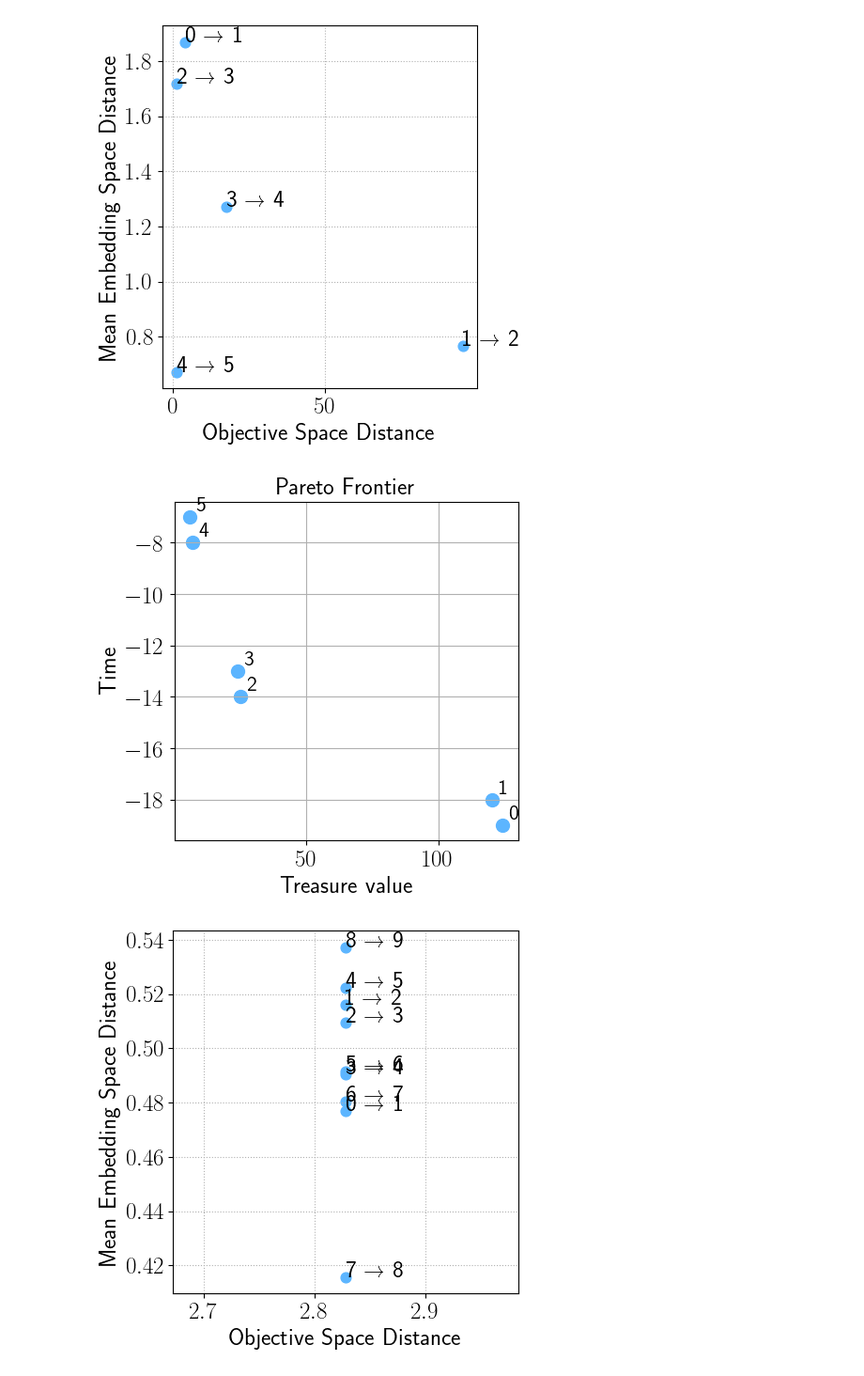
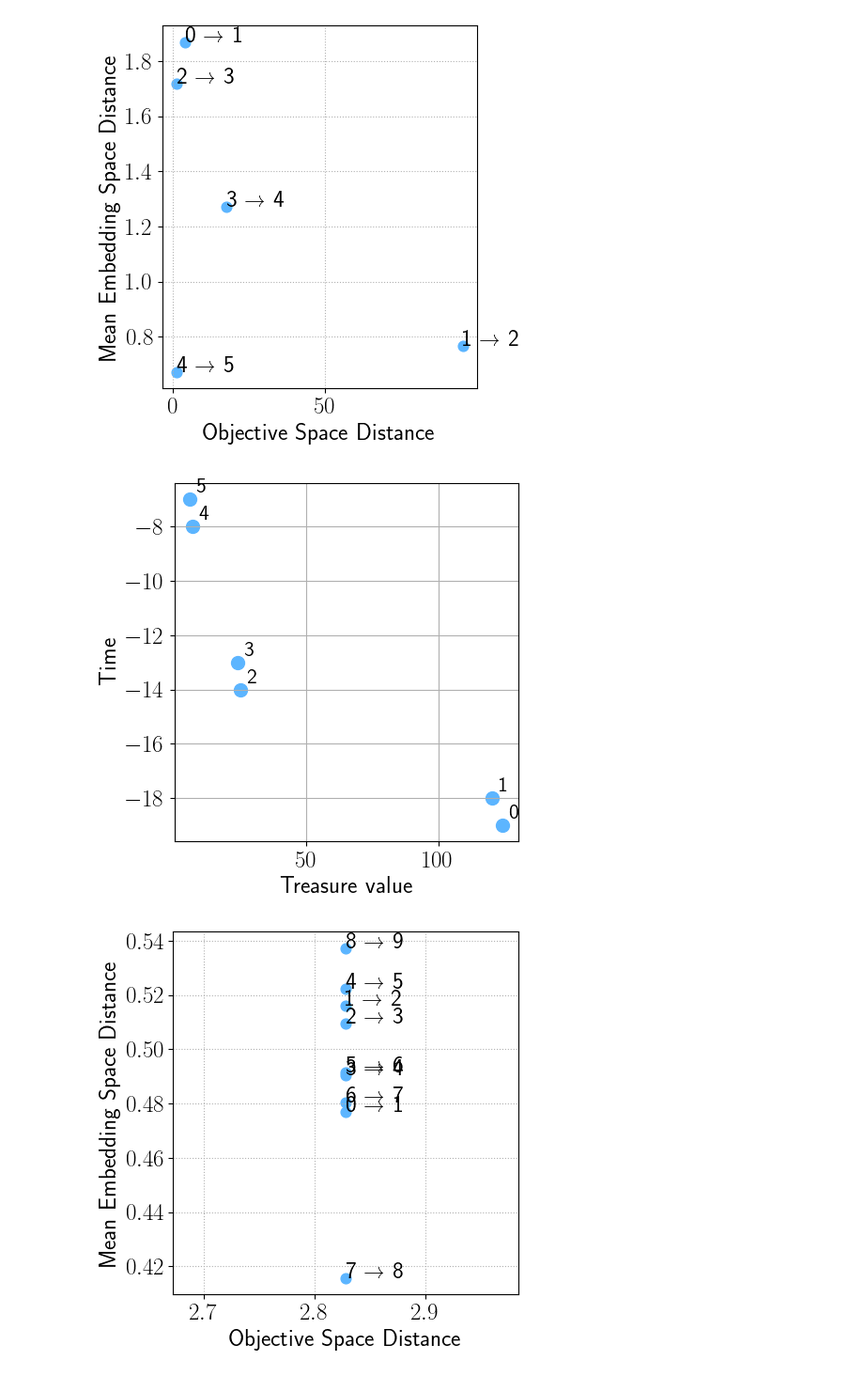
Before and after one commit to ffelten/Behavior-vs-Objective-Space, a Jupyter notebook: morl_behavior_objective/analysis/analysis_dst.ipynb, the cells around one changed output. Shown at 94% size. Cells and saved outputs as stored; diff of their text form; code cells hidden in the pictures.

```diff
--- a/morl_behavior_objective/analysis/analysis_dst.ipynb
+++ b/morl_behavior_objective/analysis/analysis_dst.ipynb
@@ -38,12 +45,14 @@ datasets = {
     "left_right": {
         "name": "left_right_dst",
         "num_files": 6,
-        "embedding_path": f"../../trajectories/left_right_dst/embeddings/mean_be_DSTLR_e100_seed{seed}.json"
+        "embedding_path": f"../../trajectories/left_right_dst/final_embeddings/mean_be_DSTLR_e100_seed{seed}.json",
+        "baselie_path": f"../../trajectories/left_right_dst/final_embeddings/mean_basic_DSTLR_e100_seed{seed}.json"
     },
     "smooth": {
         "name": "smooth",
         "num_files": 10,
-        "embedding_path": f"../../trajectories/smooth/embeddings/mean_be_DSTS_e100_seed{seed}.json"
+        "embedding_path": f"../../trajectories/smooth/final_embeddings/mean_be_DSTS_e100_seed{seed}.json",
+        "baseline_path": f"../../trajectories/smooth/final_embeddings/mean_basic_DSTS_e100_seed{seed}.json"
     },
     "louvre": {
         "name": "louvre_dst",
@@ -70,7 +79,9 @@ all_gt_emb_louvre, all_returns_louvre = load_ground_truth_data(
 
 # Load transformer embeddings
 all_t_emb_lr, _ = load_transformer_embeddings(datasets["left_right"]["embedding_path"])
+all_t_emb_lr_baseline, _ = load_transformer_embeddings(datasets["left_right"]["baselie_path"])
 all_t_emb_smooth, _ = load_transformer_embeddings(datasets["smooth"]["embedding_path"])
+all_t_emb_smooth_baseline, _ = load_transformer_embeddings(datasets["smooth"]["baseline_path"])
 all_t_emb_louvre, _ = load_transformer_embeddings(datasets["louvre"]["embedding_path"])
 
 # Print summary
@@ -78,6 +89,7 @@ print("Ground truth data loaded successfully:")
 print(f" Ground truth embeddings Left right:  all_gt_emb shape: {all_gt_emb.shape}")
 print(f" Ground truth returns Left right:  all_returns_lr shape: {all_returns_lr.shape}")
 print(f" Ground truth embeddings Smooth:  all_gt_emb_smooth shape: {all_gt_emb_smooth.shape}")
+
 print(f" Ground truth returns Smooth:  all_returns_smooth shape: {all_returns_smooth.shape}")
 print(f" Ground truth embeddings Louvre:  all_gt_emb_louvre shape: {all_gt_emb_louvre.shape}")
 print(f" Ground truth returns Louvre:  all_returns_louvre shape: {all_returns_louvre.shape}")
@@ -85,6 +97,9 @@ print("\nTransformer embeddings loaded successfully:")
 print(f" Transformer embeddings Left right 3D:  all_t_emb_3D shape: {all_t_emb_lr.shape}")
 print(f" Transformer embeddings Smooth new:  all_t_emb_smooth_new shape: {all_t_emb_smooth.shape}")
 print(f" Transformer embeddings Louvre:  all_t_emb_louvre shape: {all_t_emb_louvre.shape}")
+print("\nBaseline embeddings loaded successfully:")
+print(f" Baseline embeddings Left right 3D:  all_t_emb_lr_baseline shape: {all_t_emb_lr_baseline.shape}")
+print(f" Baseline embeddings Smooth new:  all_t_emb_smooth_baseline shape: {all_t_emb_smooth_baseline.shape}")
 # %% [output]
 Ground truth data loaded successfully:
  Ground truth embeddings Left right:  all_gt_emb shape: (6, 2)
@@ -683,23 +823,23 @@ plt.show()
 # %%
 plt.figure(figsize=(5, 5))
 plt.scatter(sorted_pf_lr_gt[:,0], sorted_pf_lr_gt[:,1], c=colors[0], marker="o", s=100)
-plt.title("Pareto Frontier")
+#plt.title("Pareto Frontier")
 plt.xlabel("Treasure value")
 plt.grid(True)
 plt.ylabel("Time")
 # Add numbered labels
 for i in range(len(sorted_pf_lr_gt)):
     plt.annotate(str(i), (sorted_pf_lr_gt[i,0], sorted_pf_lr_gt[i,1]), xytext=(5, 5), textcoords="offset points", fontsize=16)
 
 plt.tight_layout()
 plt.savefig(
     f"left_right_pf.pdf",
     format="pdf",
     bbox_inches="tight"
 )
 plt.show()
 # %% [output]
-[figure, old version]
+[figure, new version]
 # %%
 plt.figure(figsize=(5, 5))
 
```
Also changed, not shown: parts of 9 cells of this notebook, 5 other files.
